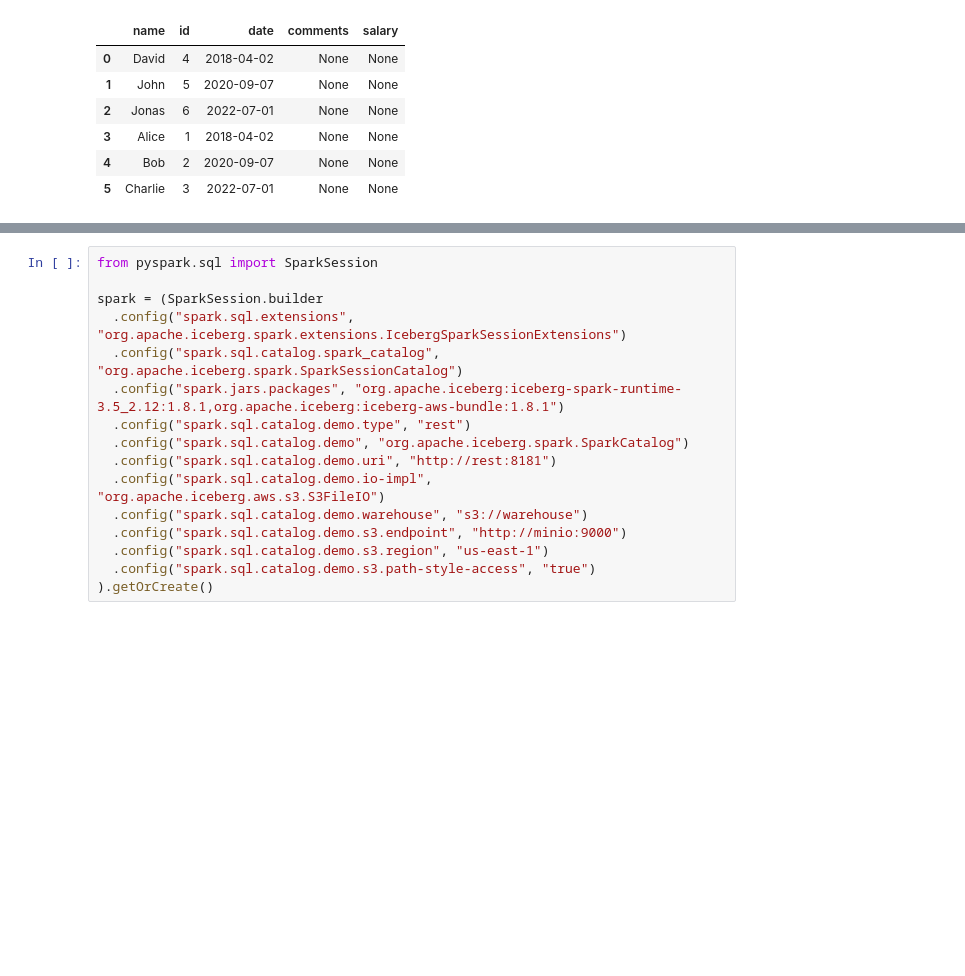
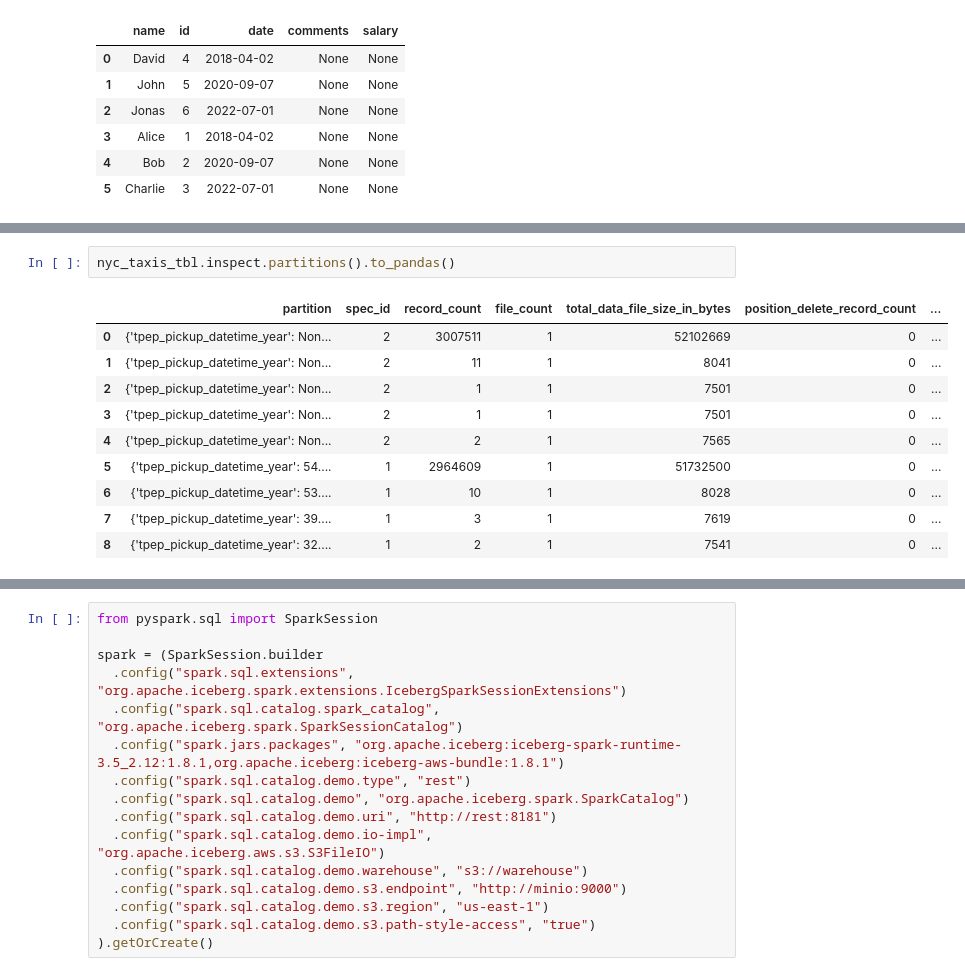
Before and after one commit to HonahX/iceberg-summit-workshop, a Jupyter notebook: notebooks/workshop.ipynb, the cells around one changed output, grey strips where cells are left out. Saved outputs shown, nothing was run; the diff lists cells and outputs as text; blank space fills up the shorter version.

```diff
--- a/notebooks/workshop.ipynb
+++ b/notebooks/workshop.ipynb
@@ -205,0 +325,13 @@ Table created by pyiceberg can be consumed by Spark
+# %%
+nyc_taxis_tbl.inspect.partitions().to_pandas()
+# %% [output]
+|  | partition | spec_id | record_count | file_count | total_data_file_size_in_bytes | position_delete_record_count | ... |
+| 0 | {'tpep_pickup_datetime_year': Non... | 2 | 3007511 | 1 | 52102669 | 0 | ... |
+| 1 | {'tpep_pickup_datetime_year': Non... | 2 | 11 | 1 | 8041 | 0 | ... |
+| 2 | {'tpep_pickup_datetime_year': Non... | 2 | 1 | 1 | 7501 | 0 | ... |
+| 3 | {'tpep_pickup_datetime_year': Non... | 2 | 1 | 1 | 7501 | 0 | ... |
+| 4 | {'tpep_pickup_datetime_year': Non... | 2 | 2 | 1 | 7565 | 0 | ... |
+| 5 | {'tpep_pickup_datetime_year': 54.... | 1 | 2964609 | 1 | 51732500 | 0 | ... |
+| 6 | {'tpep_pickup_datetime_year': 53.... | 1 | 10 | 1 | 8028 | 0 | ... |
+| 7 | {'tpep_pickup_datetime_year': 39.... | 1 | 3 | 1 | 7619 | 0 | ... |
+| 8 | {'tpep_pickup_datetime_year': 32.... | 1 | 2 | 1 | 7541 | 0 | ... |
```
Also changed, not shown: parts of 38 cells of this notebook, 2 other files.
